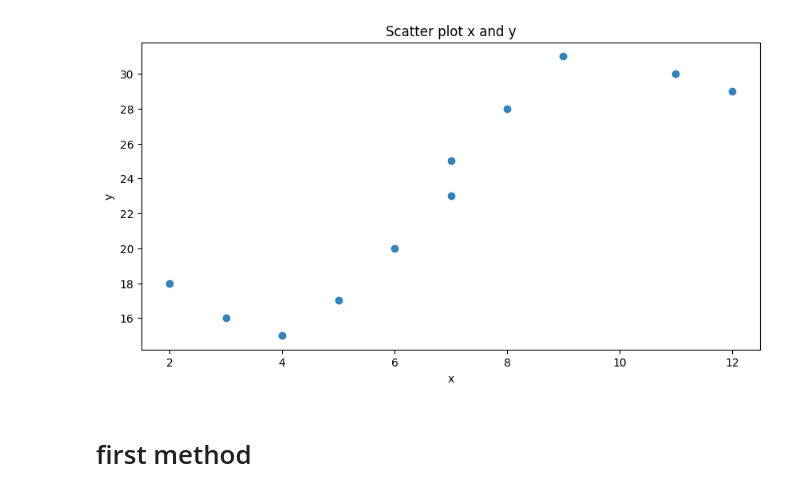
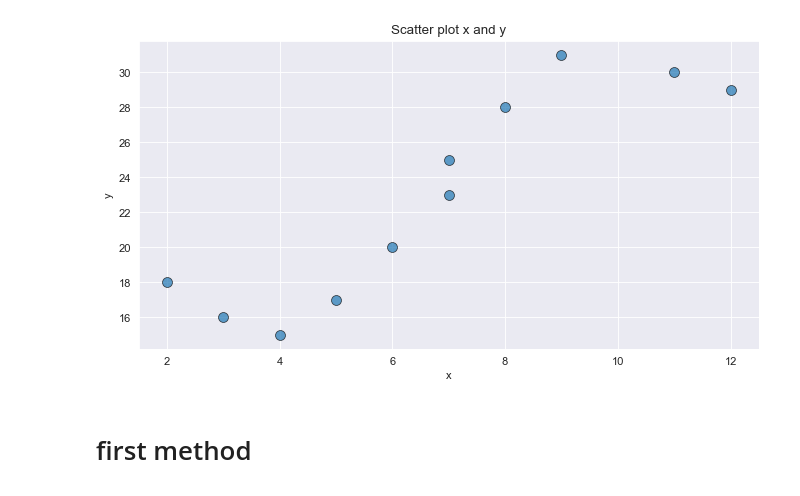
Before and after one commit to Erik172/machine-learning-engineer, a Jupyter notebook: notebooks/polynomial_regression/02_polynomial_regression_with_scikit-learn.ipynb, the cells around one changed output. Saved outputs shown, nothing was run; the diff lists cells and outputs as text; code cells hidden in the pictures.

Commit message:
change graphs in polynomial regression

```diff
--- a/notebooks/polynomial_regression/02_polynomial_regression_with_scikit-learn.ipynb
+++ b/notebooks/polynomial_regression/02_polynomial_regression_with_scikit-learn.ipynb
@@ -4,17 +5,28 @@ import matplotlib.pyplot as plt
 import numpy as np
+# %%
+sns.set_style('darkgrid')
+plt.rcParams['figure.dpi'] = 80
 # %%
 x = np.array([2, 3, 4, 5, 6, 7, 7, 8, 9, 11, 12])
 y = np.array([18, 16, 15, 17, 20, 23, 25, 28, 31, 30, 29])
 # %%
 plt.figure(figsize=(10, 5))
 
-plt.scatter(x, y, alpha=.9)
+sns.scatterplot(
+    x=x,
+    y=y,
+    alpha=.7,
+    s=80,
+    edgecolor='black',
+    linewidth=.7
+)
+
 plt.title('Scatter plot x and y')
 plt.xlabel('x')
 plt.ylabel('y')
 plt.show()
 # %% [output]
-[figure, old version]
+[figure, new version]
 # %% [markdown]
 # first method
 # %%
```
Also changed, not shown: parts of 3 cells of this notebook.
